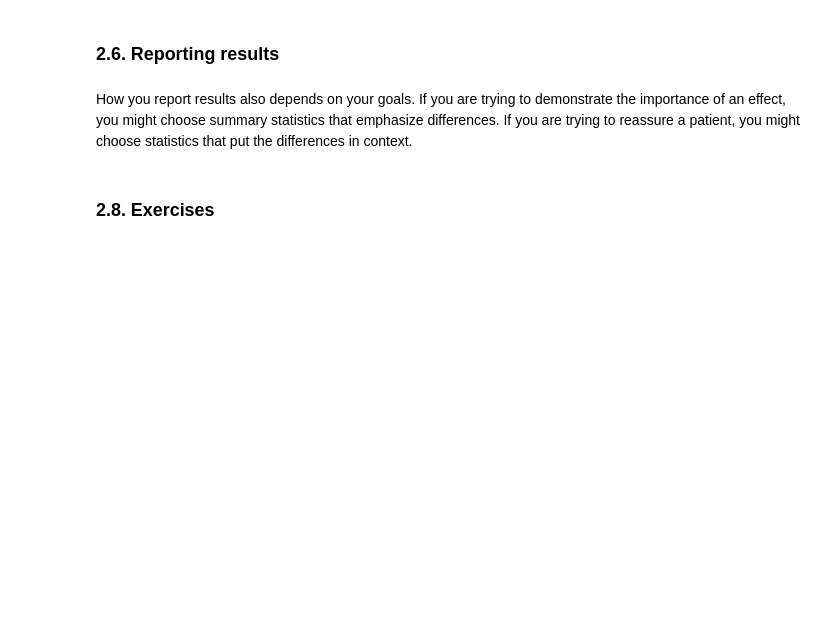
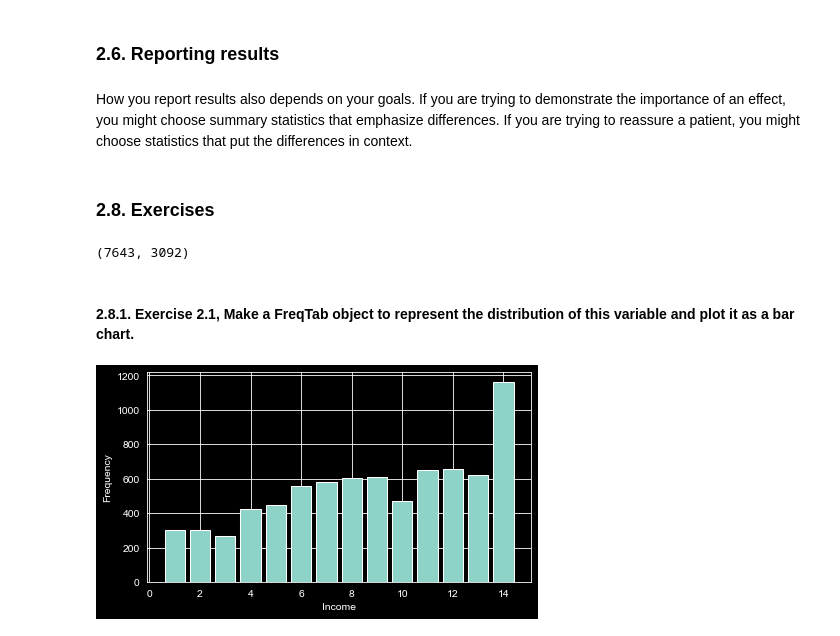
Before and after one commit to anp-exe/ThinkStats, a Jupyter notebook: my-work/Chapter2.ipynb, the cells around one changed output. Cells and saved outputs as stored; diff of their text form; code cells hidden in the pictures; blank space fills up the shorter version.

Commit message:
Update README and Chapter 2 notebook with additional information and exercises

```diff
--- a/my-work/Chapter2.ipynb
+++ b/my-work/Chapter2.ipynb
@@ -255,3 +255,18 @@ np.float64(0.028879044654449834)
 How you report results also depends on your goals. If you are trying to demonstrate the importance of an effect, you might choose summary statistics that emphasize differences. If you are trying to reassure a patient, you might choose statistics that put the differences in context.
 # %% [markdown]
 ### 2.8. Exercises
+# %%
+from nsfg import read_fem_resp
+
+resp = read_fem_resp('../data/2002FemResp.dct', '../data/2002FemResp.dat.gz')
+resp.shape
+# %% [output]
+(7643, 3092)
+# %% [markdown]
+#### 2.8.1. Exercise 2.1, Make a FreqTab object to represent the distribution of this variable and plot it as a bar chart.
+# %%
+ftab_incr = FreqTab.from_seq(resp['totincr'])
+ftab_incr.bar()
+decorate(xlabel="Income", ylabel="Frequency")
+# %% [output]
+[figure, added]
```
Also changed, not shown: parts of 1 cell of this notebook, 1 other file.
